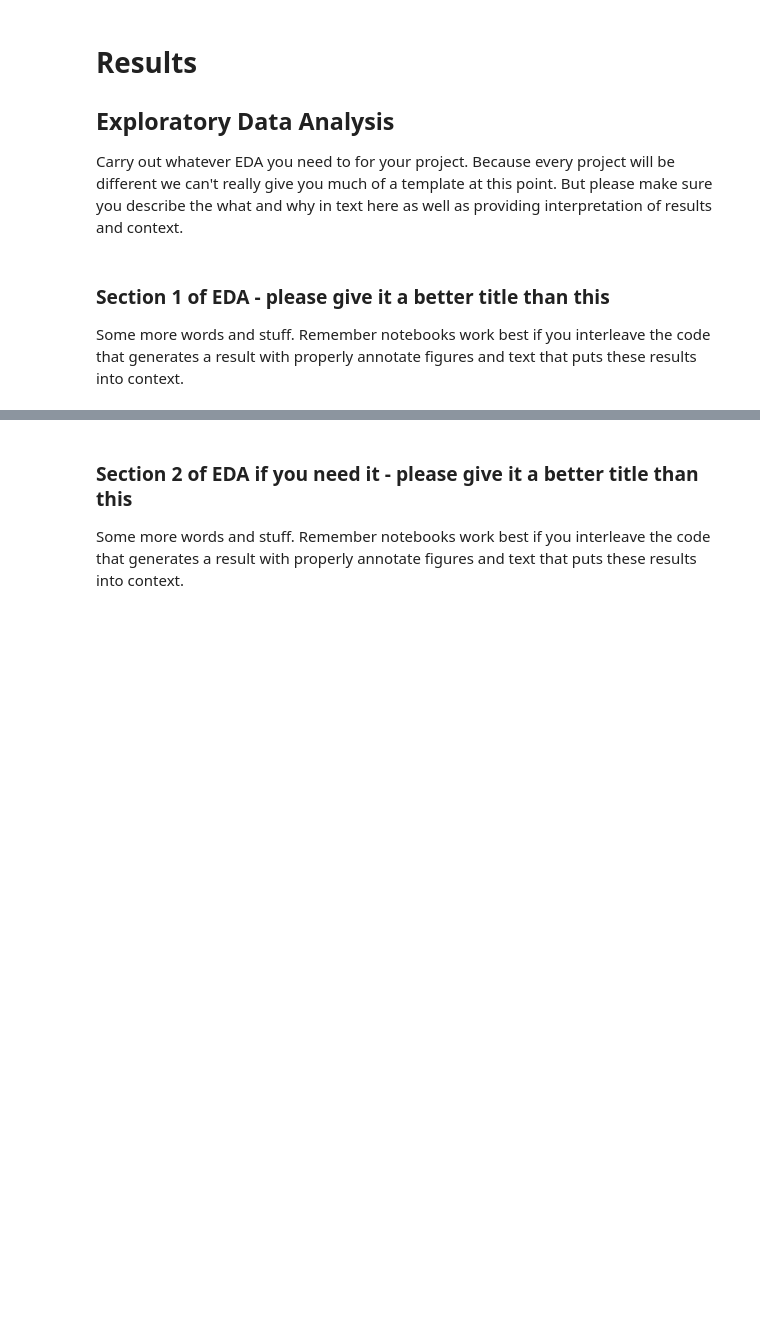
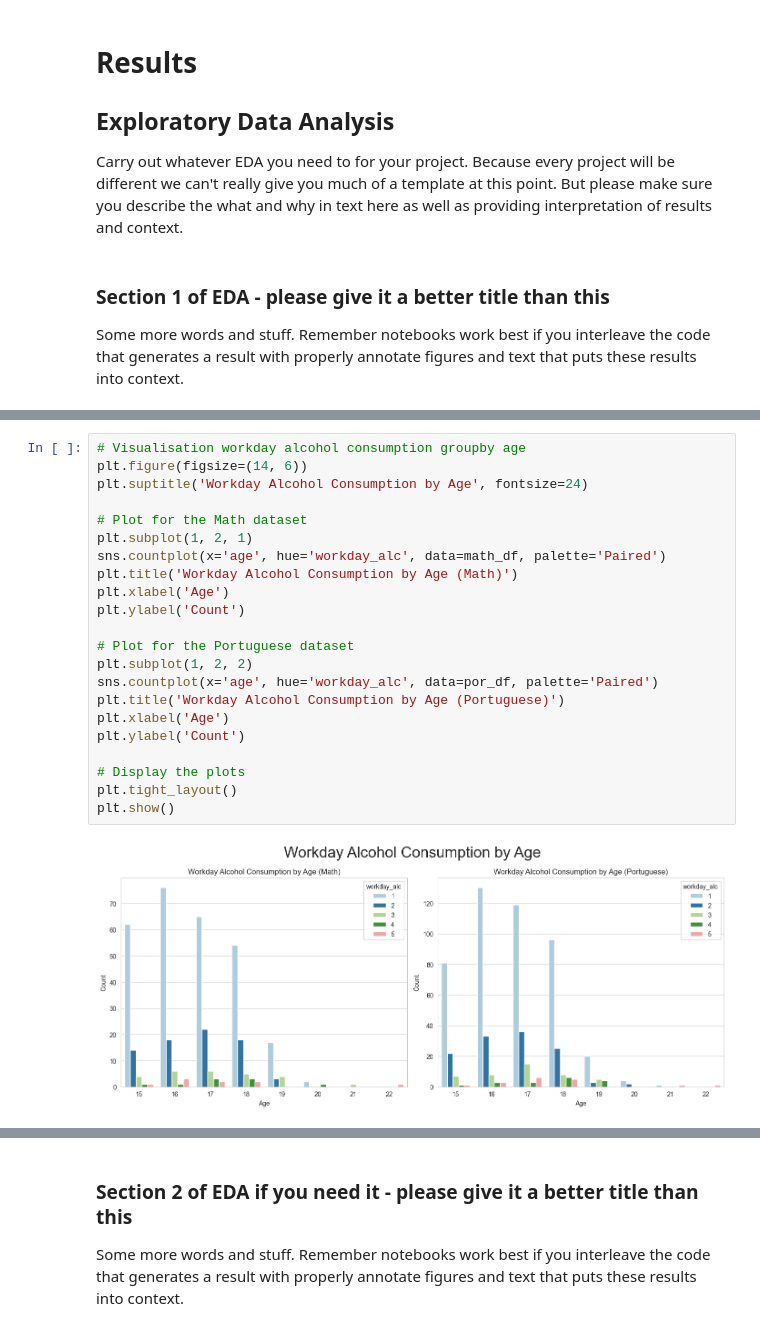
Before and after one commit to COGS108/Group088_WI24, a Jupyter notebook: EDACheckpoint_Group088_WI24.ipynb, the cells around one changed output, grey strips where cells are left out. Saved outputs shown, nothing was run; the diff lists cells and outputs as text; blank space fills up the shorter version.

Commit message:
Upload my work to group

```diff
--- a/EDACheckpoint_Group088_WI24.ipynb
+++ b/EDACheckpoint_Group088_WI24.ipynb
@@ -320,0 +403,24 @@ Some more words and stuff.  Remember notebooks work best if you interleave the c
+# %%
+# Visualisation workday alcohol consumption groupby age
+plt.figure(figsize=(14, 6))
+plt.suptitle('Workday Alcohol Consumption by Age', fontsize=24)
+
+# Plot for the Math dataset
+plt.subplot(1, 2, 1)
+sns.countplot(x='age', hue='workday_alc', data=math_df, palette='Paired')
+plt.title('Workday Alcohol Consumption by Age (Math)')
+plt.xlabel('Age')
+plt.ylabel('Count')
+
+# Plot for the Portuguese dataset
+plt.subplot(1, 2, 2)
+sns.countplot(x='age', hue='workday_alc', data=por_df, palette='Paired')
+plt.title('Workday Alcohol Consumption by Age (Portuguese)')
+plt.xlabel('Age')
+plt.ylabel('Count')
+
+# Display the plots
+plt.tight_layout()
+plt.show()
+# %% [output]
+[figure, added]
```
Also changed, not shown: parts of 18 cells of this notebook.
